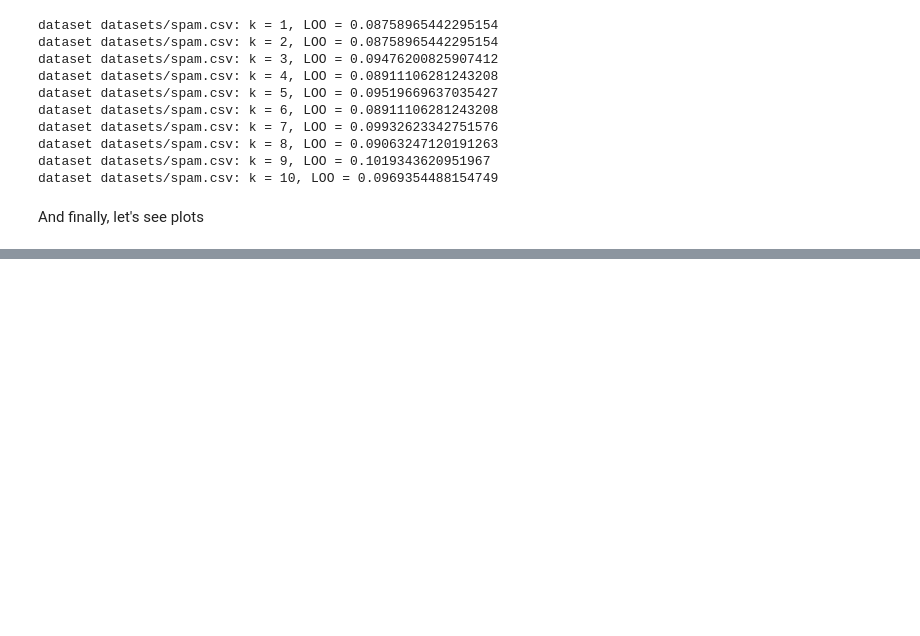
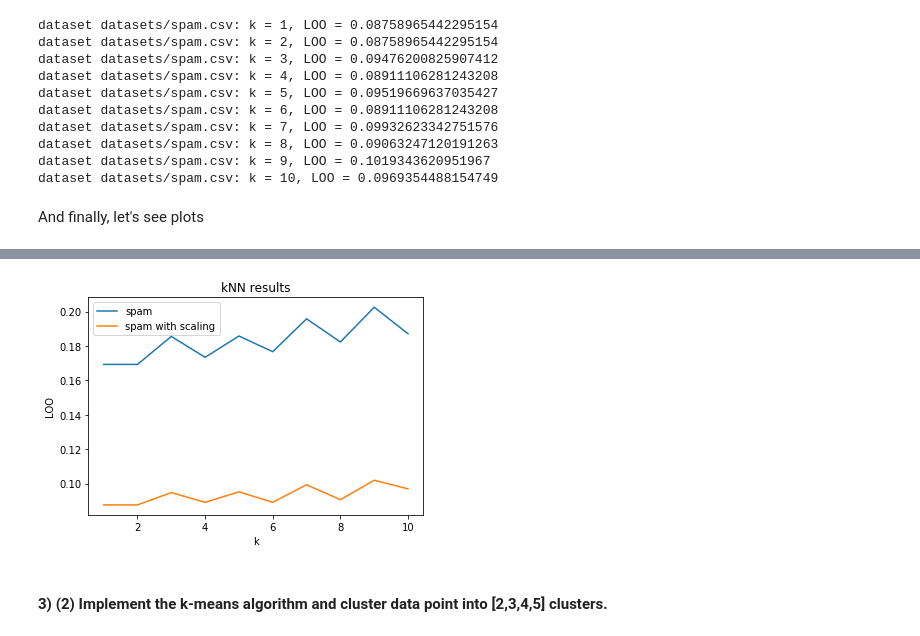
Before and after one commit to Igor-Tukh/machine-learning-hse, a Jupyter notebook: hw01/hw01.ipynb, the cells around one changed output, grey strips where cells are left out. Saved outputs shown, nothing was run; the diff lists cells and outputs as text; code cells hidden in the pictures; blank space fills up the shorter version.

```diff
--- a/hw01/hw01.ipynb
+++ b/hw01/hw01.ipynb
@@ -137,10 +139,14 @@ plt.show()
 # %%
 plt.clf()
 plt.xlabel('k')
 plt.ylabel('LOO')
 plt.title('kNN results')
 ks = list(range(1, 11))
-plt.plot(ks, [results[1][k] for k in ks], label = 'spam')
-plt.plot(ks, [results[3][k] for k in ks], label = 'spam with scaling')
+plt.plot(ks, [results[1][1][k] for k in ks], label = 'spam')
+plt.plot(ks, [results[3][1][k] for k in ks], label = 'spam with scaling')
 plt.legend()
 plt.show()
+# %% [output]
+[figure, added]
+# %% [markdown]
+#### 3) (2) Implement the k-means algorithm and cluster data point into [2,3,4,5] clusters.
```
Also changed, not shown: parts of 1 cell of this notebook.
